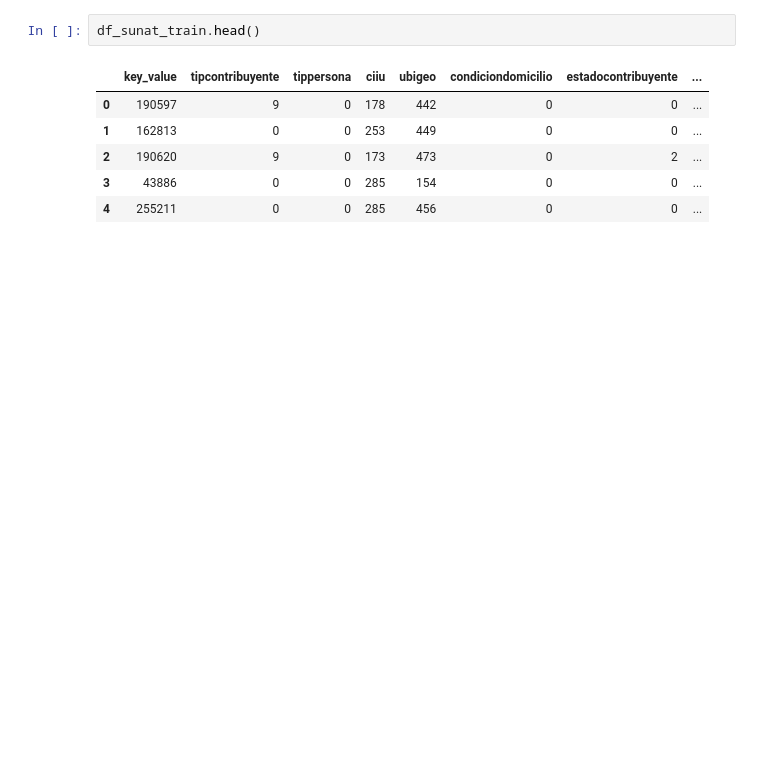
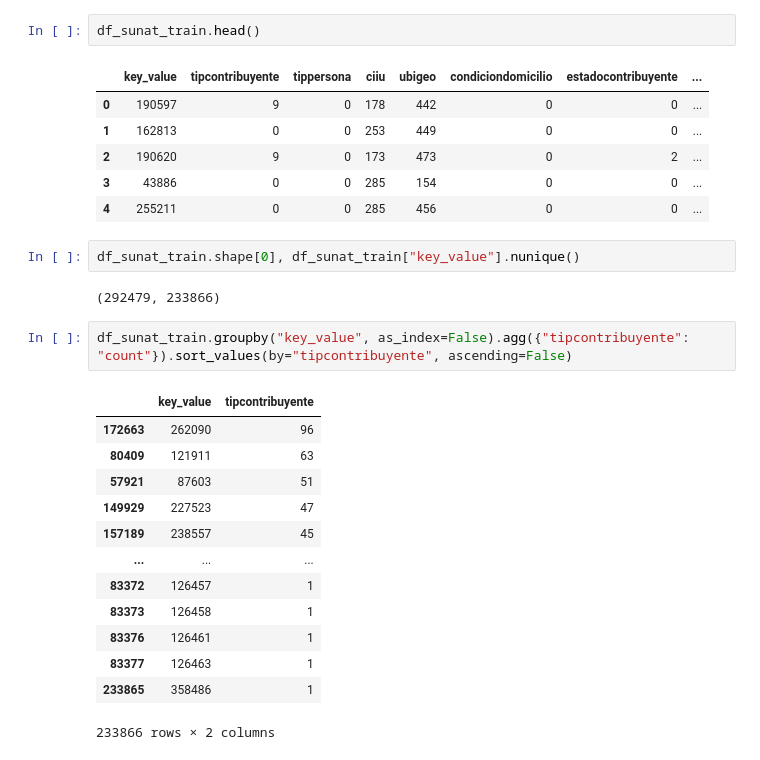
Before and after one commit to mlaricobar/solution-datathon-interbank-2020, a Jupyter notebook: [02] EDA - Datasets.ipynb, the cells around one changed output. Saved outputs shown, nothing was run; the diff lists cells and outputs as text; blank space fills up the shorter version.

```diff
--- a/[02] EDA - Datasets.ipynb
+++ b/[02] EDA - Datasets.ipynb
@@ -594,3 +594,23 @@ df_sunat_train.head()
 | 2 | 190620 | 9 | 0 | 173 | 473 | 0 | 2 | ... |
 | 3 | 43886 | 0 | 0 | 285 | 154 | 0 | 0 | ... |
 | 4 | 255211 | 0 | 0 | 285 | 456 | 0 | 0 | ... |
+# %%
+df_sunat_train.shape[0], df_sunat_train["key_value"].nunique()
+# %% [output]
+(292479, 233866)
+# %%
+df_sunat_train.groupby("key_value", as_index=False).agg({"tipcontribuyente": "count"}).sort_values(by="tipcontribuyente", ascending=False)
+# %% [output]
+|  | key_value | tipcontribuyente |
+| 172663 | 262090 | 96 |
+| 80409 | 121911 | 63 |
+| 57921 | 87603 | 51 |
+| 149929 | 227523 | 47 |
+| 157189 | 238557 | 45 |
+| ... | ... | ... |
+| 83372 | 126457 | 1 |
+| 83373 | 126458 | 1 |
+| 83376 | 126461 | 1 |
+| 83377 | 126463 | 1 |
+| 233865 | 358486 | 1 |
+233866 rows × 2 columns
```
Also changed, not shown: parts of 11 cells of this notebook.
